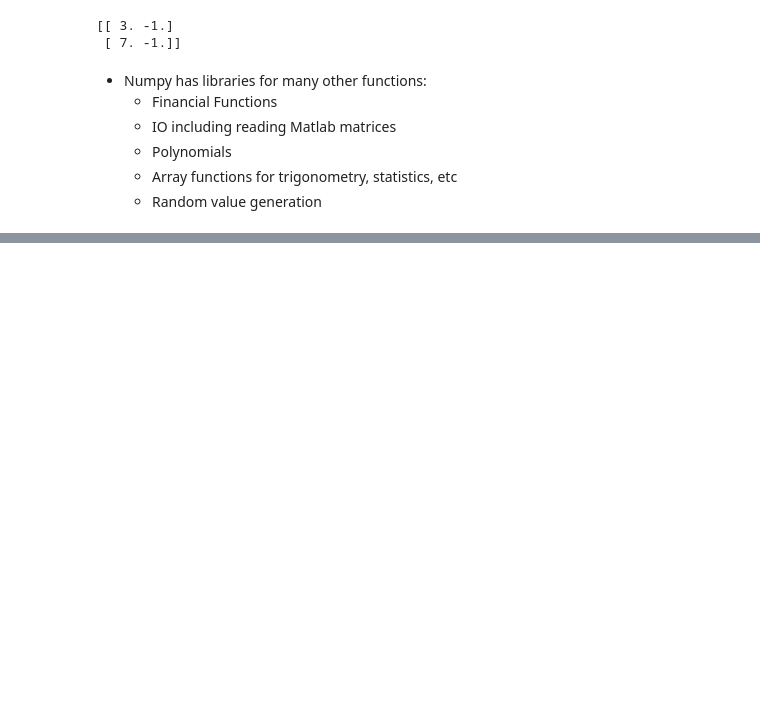
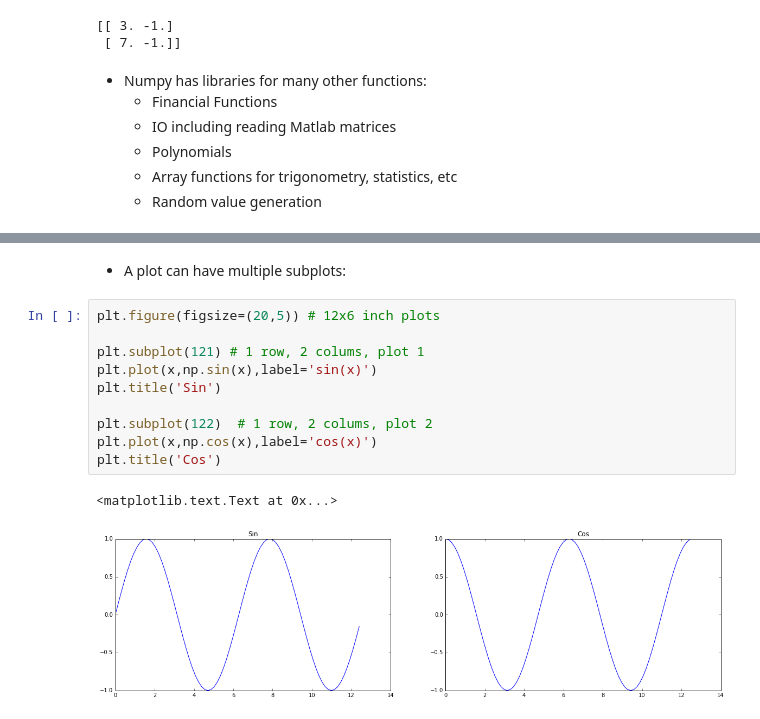
Before and after one commit to ericspod/Python-Talk, a Jupyter notebook: Presentation.ipynb, the cells around one changed output, grey strips where cells are left out. Saved outputs shown, nothing was run; the diff lists cells and outputs as text; blank space fills up the shorter version.

```diff
--- a/Presentation.ipynb
+++ b/Presentation.ipynb
@@ -1035,0 +1072,15 @@ print np.fft.hfft([[1,2],[3,4]]) # hermitian FFT
+# %% [markdown]
+ * A plot can have multiple subplots:
+# %%
+plt.figure(figsize=(20,5)) # 12x6 inch plots
+
+plt.subplot(121) # 1 row, 2 colums, plot 1
+plt.plot(x,np.sin(x),label='sin(x)')
+plt.title('Sin')
+
+plt.subplot(122)  # 1 row, 2 colums, plot 2
+plt.plot(x,np.cos(x),label='cos(x)')
+plt.title('Cos')
+# %% [output]
+<matplotlib.text.Text at 0x...>
+[figure, added]
```
Also changed, not shown: parts of 16 cells of this notebook, 1 other file.
